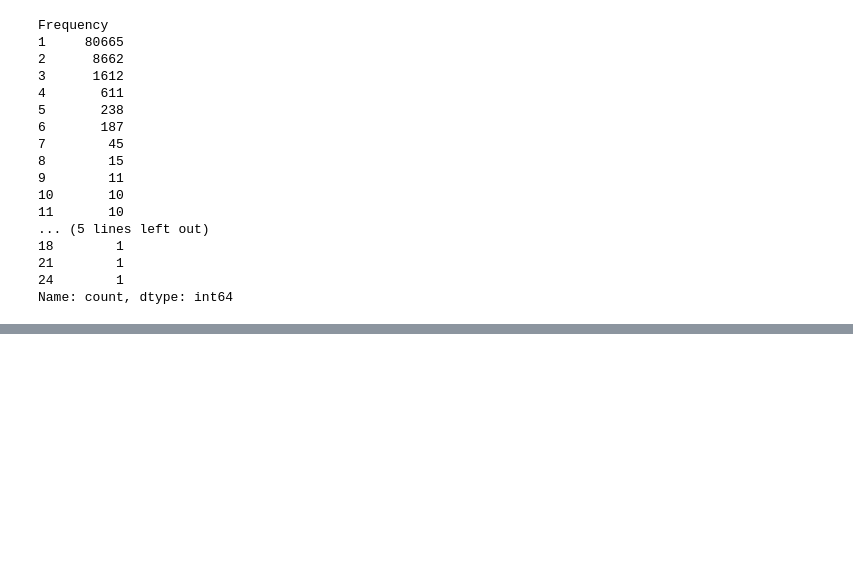
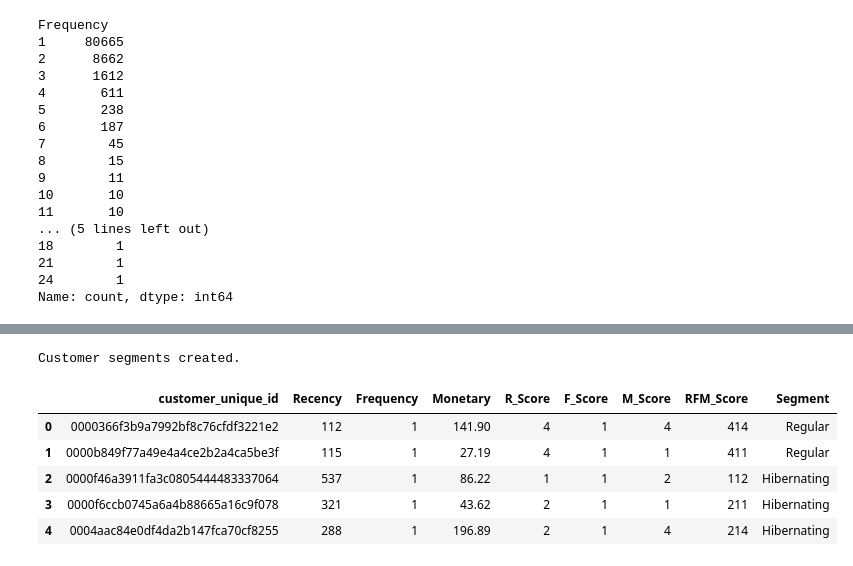
Before and after one commit to Sulayman-455/Olist-ECommerce-Analysis, a Jupyter notebook: Olist_Analysis.ipynb, the cells around one changed output, grey strips where cells are left out. Saved outputs shown, nothing was run; the diff lists cells and outputs as text; code cells hidden in the pictures; blank space fills up the shorter version.

```diff
--- a/Olist_Analysis.ipynb
+++ b/Olist_Analysis.ipynb
@@ -613,0 +606,6 @@ R, F, and M scores calculated using custom bins for Frequency.
+# %%
+# Combine the scores to create an RFM Score string
+customer_data['RFM_Score'] = customer_data['R_Score'].astype(str) + customer_data['F_Score'].astype(str) + customer_data['M_Score'].astype(str)
+
+print("Combined RFM_Score created.")
+customer_data.head()
@@ -613,0 +620,32 @@ R, F, and M scores calculated using custom bins for Frequency.
+# %%
+# Define a function to segment customers
+def segment_customer(df):
+    if df['RFM_Score'] == '555':
+        return 'Champions'
+    elif df['F_Score'] == 5:
+        return 'Loyalists'
+    elif df['R_Score'] == 5:
+        return 'Recent Customers'
+    elif df['M_Score'] == 5:
+        return 'Big Spenders'
+    elif df['R_Score'] <= 2 and df['F_Score'] <= 2:
+        return 'Hibernating'
+    elif df['R_Score'] <= 2:
+        return 'At Risk'
+    else:
+        return 'Regular'
+
+# Apply the function to create the 'Segment' column
+customer_data['Segment'] = customer_data.apply(segment_customer, axis=1)
+
+# Display the head of the DataFrame to confirm the new column
+print("Customer segments created.")
+customer_data.head()
+# %% [output]
+Customer segments created.
+|  | customer_unique_id | Recency | Frequency | Monetary | R_Score | F_Score | M_Score | RFM_Score | Segment |
+| 0 | 0000366f3b9a7992bf8c76cfdf3221e2 | 112 | 1 | 141.90 | 4 | 1 | 4 | 414 | Regular |
+| 1 | 0000b849f77a49e4a4ce2b2a4ca5be3f | 115 | 1 | 27.19 | 4 | 1 | 1 | 411 | Regular |
+| 2 | 0000f46a3911fa3c0805444483337064 | 537 | 1 | 86.22 | 1 | 1 | 2 | 112 | Hibernating |
+| 3 | 0000f6ccb0745a6a4b88665a16c9f078 | 321 | 1 | 43.62 | 2 | 1 | 1 | 211 | Hibernating |
+| 4 | 0004aac84e0df4da2b147fca70cf8255 | 288 | 1 | 196.89 | 2 | 1 | 4 | 214 | Hibernating |
```
Also changed, not shown: parts of 6 cells of this notebook.
